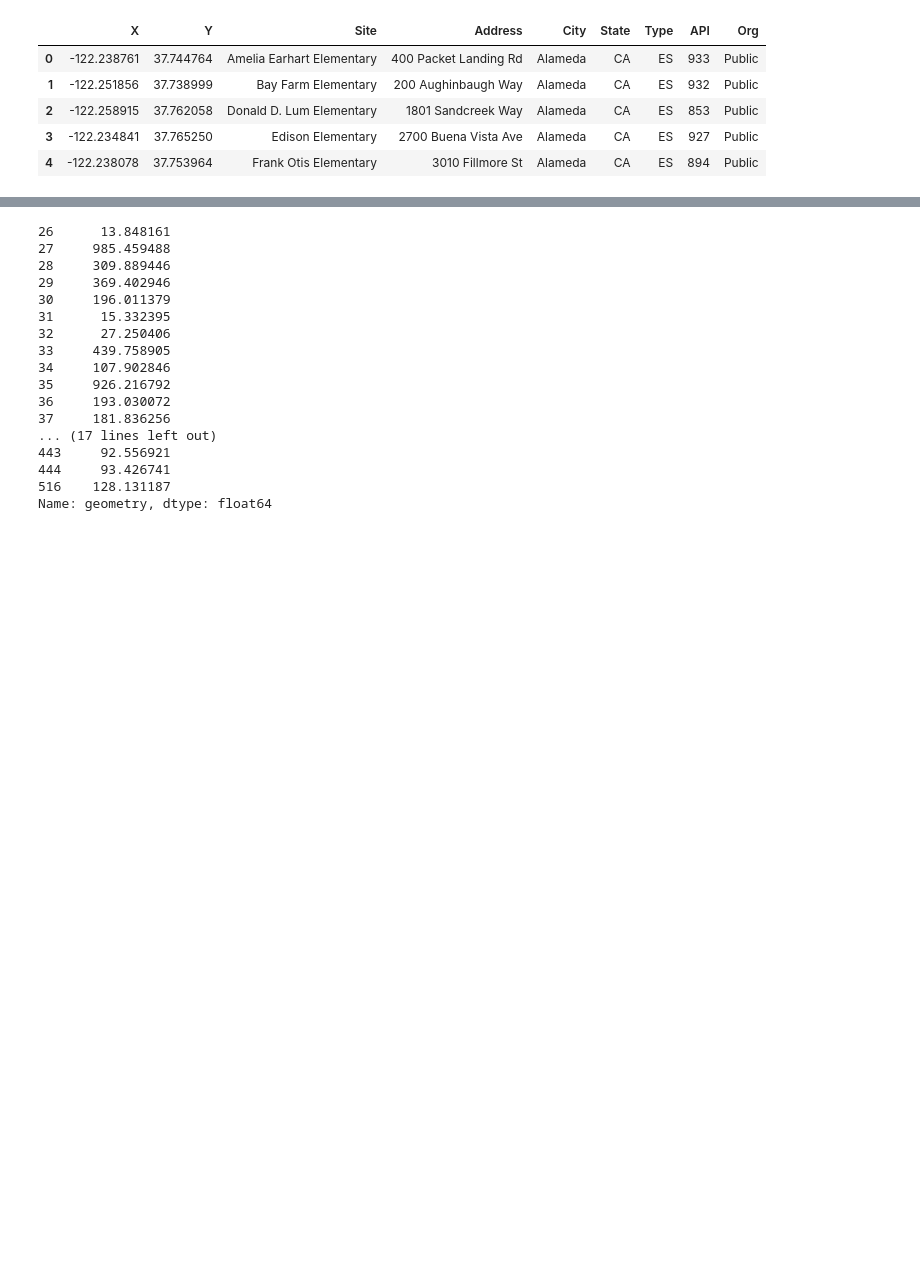
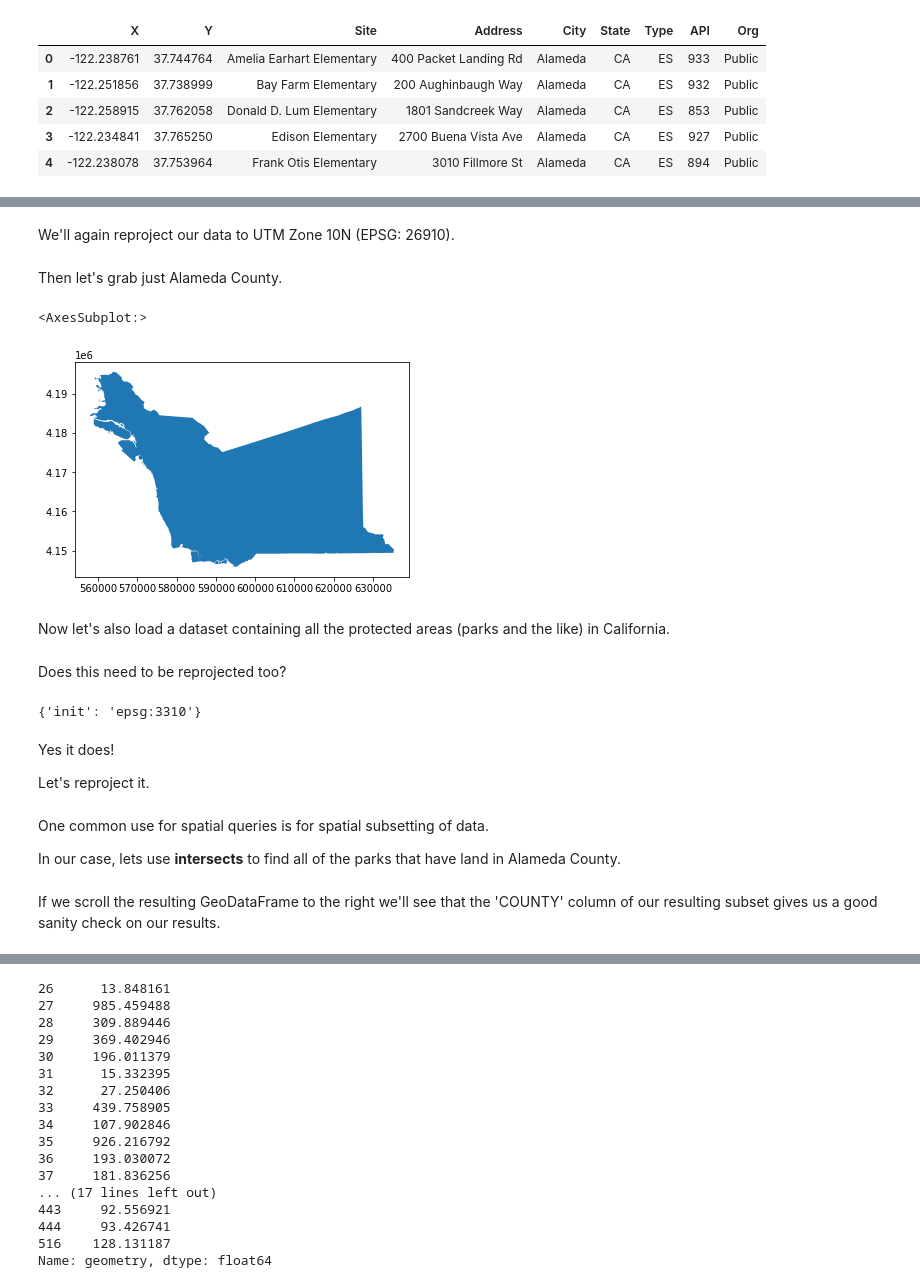
Before and after one commit to dlab-berkeley/Python-Geospatial-Fundamentals-Legacy, a Jupyter notebook: new_sequence/06_Asking_Spatial_Questions.ipynb, the cells around one changed output, grey strips where cells are left out. Cells and saved outputs as stored; diff of their text form; code cells hidden in the pictures; blank space fills up the shorter version.

```diff
--- a/new_sequence/06_Asking_Spatial_Questions.ipynb
+++ b/new_sequence/06_Asking_Spatial_Questions.ipynb
@@ -242,0 +344,2 @@ schools_gdf_utm10 = schools_gdf.to_crs( "epsg:26910")
+# %% [markdown]
+We'll again reproject our data to UTM Zone 10N (EPSG: 26910).
@@ -242,0 +348,11 @@ schools_gdf_utm10 = schools_gdf.to_crs( "epsg:26910")
+# %% [markdown]
+Then let's grab just Alameda County.
+# %%
+ac_utm10 = counties_utm10.loc[counties_utm10['NAME']=='Alameda']
+# %%
+ac_utm10.plot()
+# %% [output]
+<AxesSubplot:>
+[figure, added]
+# %% [markdown]
+Now let's also load a dataset containing all the protected areas (parks and the like) in California.
@@ -242,0 +361,10 @@ schools_gdf_utm10 = schools_gdf.to_crs( "epsg:26910")
+# %% [markdown]
+Does this need to be reprojected too?
+# %%
+pas.crs
+# %% [output]
+{'init': 'epsg:3310'}
+# %% [markdown]
+Yes it does!
+
+Let's reproject it.
@@ -242,0 +373,5 @@ schools_gdf_utm10 = schools_gdf.to_crs( "epsg:26910")
+# %% [markdown]
+One common use for spatial queries is for spatial subsetting of data.
+
+In our case, lets use **intersects** to
+find all of the parks that have land in Alameda County.
@@ -242,0 +380,3 @@ schools_gdf_utm10 = schools_gdf.to_crs( "epsg:26910")
+# %% [markdown]
+If we scroll the resulting GeoDataFrame to the right we'll see that
+the 'COUNTY' column of our resulting subset gives us a good sanity check on our results.
```
Also changed, not shown: parts of 95 cells of this notebook, 19 other files.
